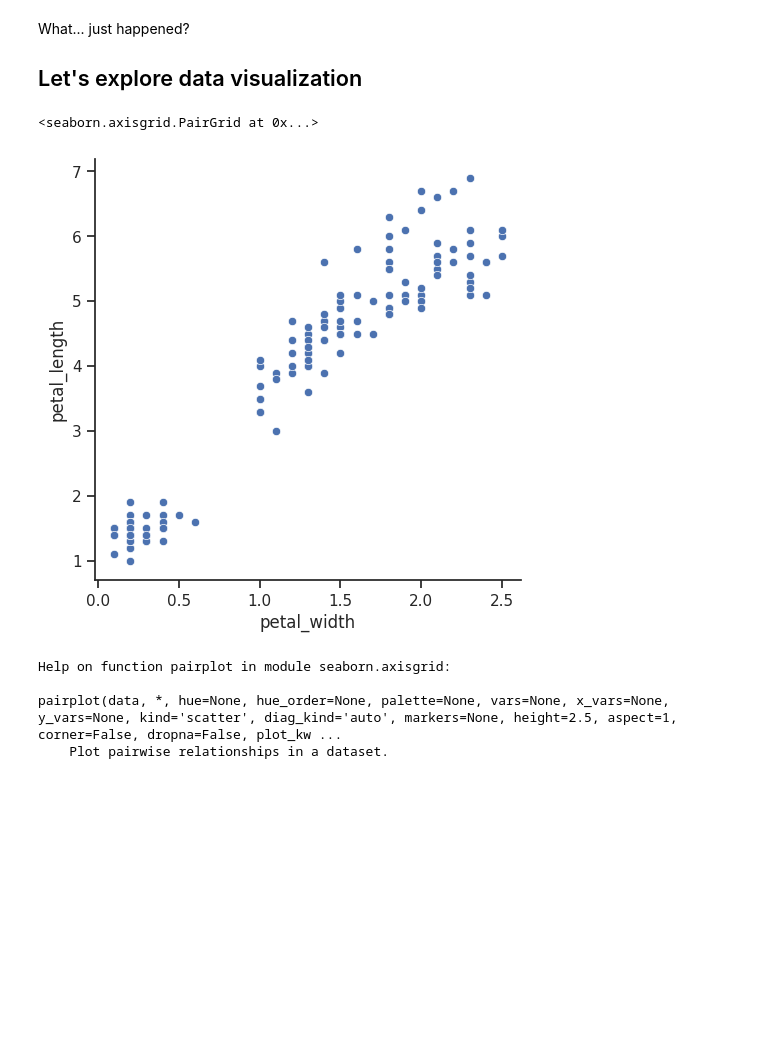
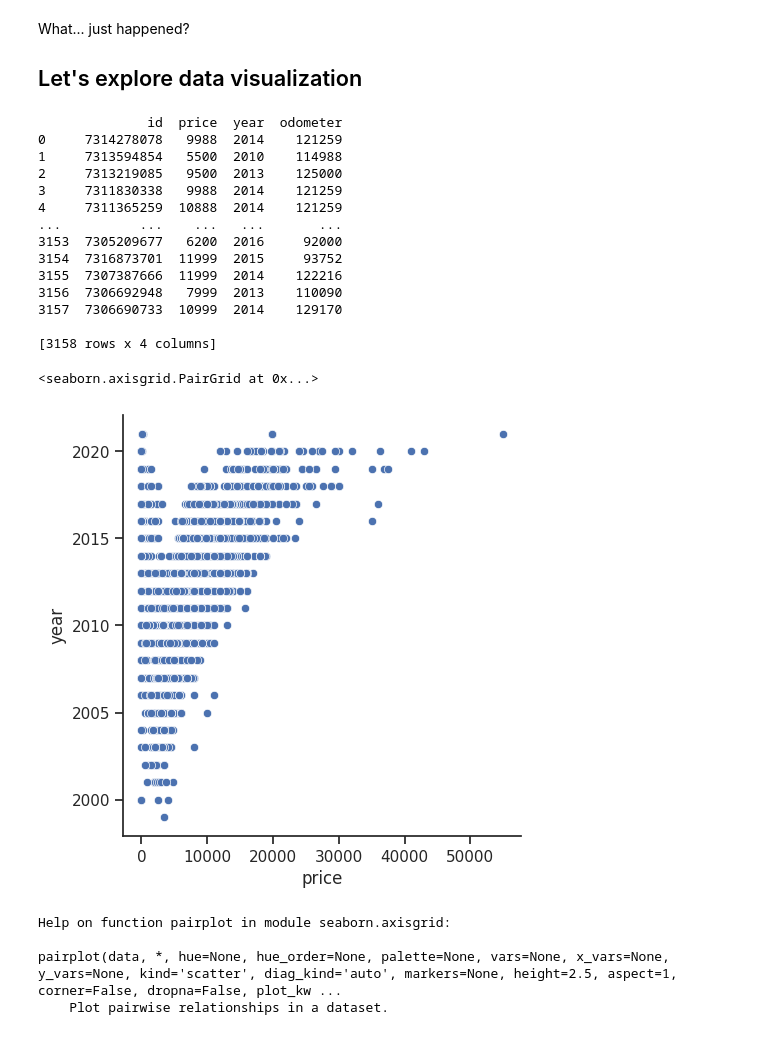
Before and after one commit to ajstent/CS252S22, a Jupyter notebook: CS252S22_Day2.ipynb, the cells around one changed output. Drawn from its saved outputs; the diff is of its cells as text; code cells hidden in the pictures; blank space fills up the shorter version.

```diff
--- a/CS252S22_Day2.ipynb
+++ b/CS252S22_Day2.ipynb
@@ -184,12 +184,28 @@ What... just happened?
 Let's explore data visualization
 ----------------------
 # %%
-iris = seaborn.load_dataset('iris')
+import pandas as pd
 
-seaborn.pairplot(data=iris, x_vars=["petal_width"], y_vars=["petal_length"], height=5)
+carsdf = pd.read_csv('data/vehiclesNumeric.csv')
+
+seaborn.pairplot(data=carsdf, x_vars=["price"], y_vars=["year"], height=5)
 # %% [output]
-<seaborn.axisgrid.PairGrid at 0x...>
+              id  price  year  odometer
+0     7314278078   9988  2014    121259
+1     7313594854   5500  2010    114988
+2     7313219085   9500  2013    125000
+3     7311830338   9988  2014    121259
+4     7311365259  10888  2014    121259
+...          ...    ...   ...       ...
+3153  7305209677   6200  2016     92000
+3154  7316873701  11999  2015     93752
+3155  7307387666  11999  2014    122216
+3156  7306692948   7999  2013    110090
+3157  7306690733  10999  2014    129170
+
+[3158 rows x 4 columns]
+<seaborn.axisgrid.PairGrid at 0x...>
-[figure, old version]
+[figure, new version]
 # %%
 help(seaborn.pairplot)
 # %% [output]
```
